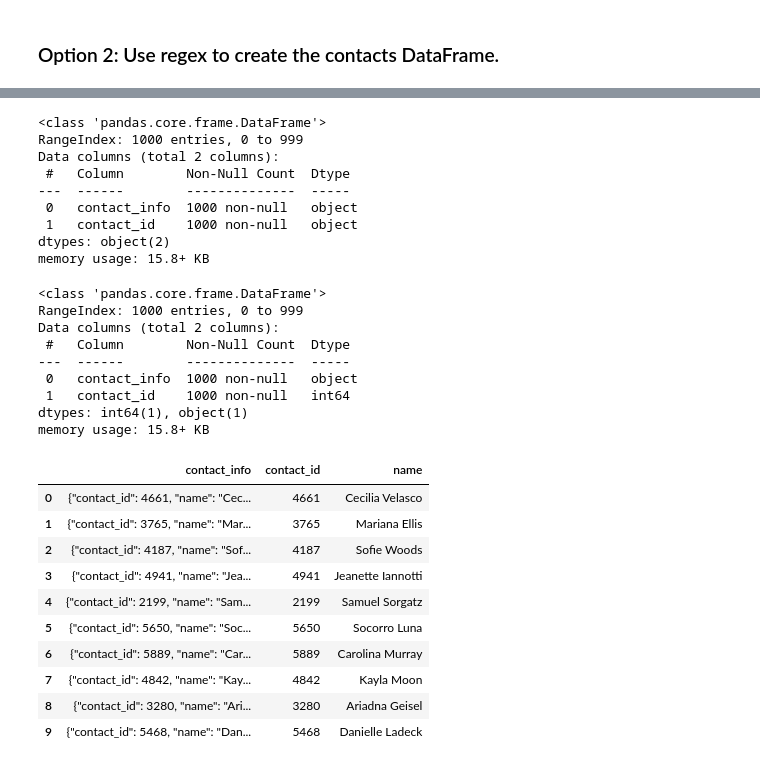
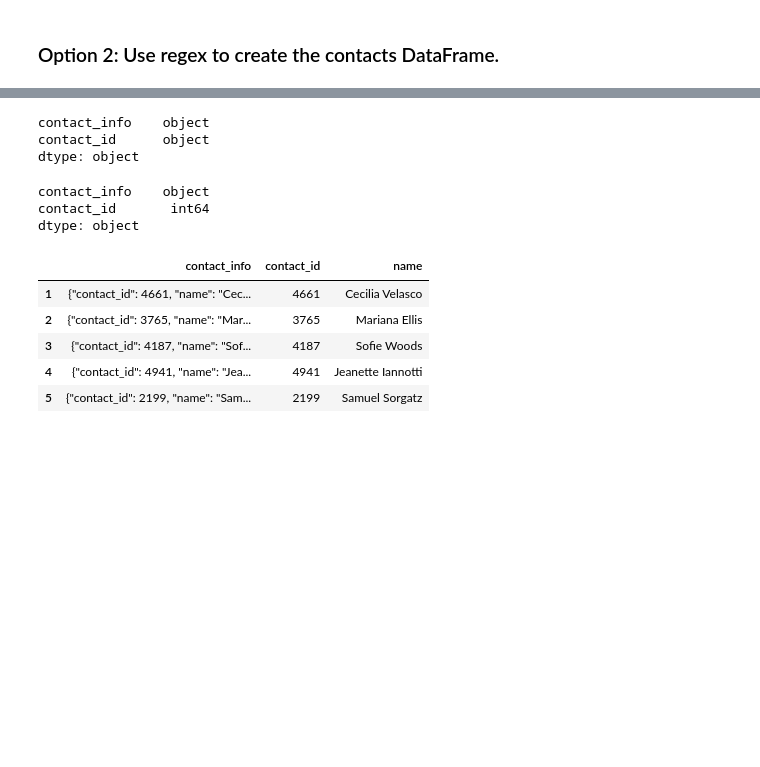
Before and after one commit to rocklurva/Crowdfunding_ETL, a Jupyter notebook: ETL_Mini_Project_CWong.ipynb, the cells around one changed output, grey strips where cells are left out. Cells and saved outputs as stored; diff of their text form; code cells hidden in the pictures; blank space fills up the shorter version.

```diff
--- a/ETL_Mini_Project_CWong.ipynb
+++ b/ETL_Mini_Project_CWong.ipynb
@@ -312,6 +312,8 @@ Then export the DataFrame as a `contacts.csv` CSV file.
 import json
 dict_values = []
 
+for x in contact_info_df:
+    dict_values.append(contact_info_df[x])
 
 # Print out the list of values for each row.
 print(dict_values)
@@ -392,6 +405,8 @@ contacts_df_clean.to_csv("Resources/contacts.csv", encoding='utf8', index=False)
 ### Option 2: Use regex to create the contacts DataFrame.
 # %%
 contact_info_df_copy = contact_info_df.copy()
+contact_info_df_copy.drop(contact_info_df_copy.index[0], inplace=True)
+contact_info_df_copy.columns = ['contact_info']
 contact_info_df_copy.head()
 # %% [output]
 |  | contact_info |
@@ -411,0 +418,15 @@ contact_info_df_copy.head()
+# %%
+# Extract the four-digit contact ID number.
+import re
+
+contact_list = contact_info_df_copy.values.tolist()
+cs_list = []
+
+for contact in contact_list:
+    for x in contact:
+        cs_list.append(re.findall('[0-9]{4}', x))
+
+contact_info_df_copy['contact_id'] = cs_list
+contact_info_df_copy['contact_id'] = contact_info_df_copy['contact_id'].str[0]
+
+contact_info_df_copy.head()
@@ -412,38 +440,38 @@ contact_info_df_copy.head()
 # %%
 # Check the datatypes.
+contact_info_df_copy.dtypes
 # %% [output]
-<class 'pandas.core.frame.DataFrame'>
-RangeIndex: 1000 entries, 0 to 999
-Data columns (total 2 columns):
- #   Column        Non-Null Count  Dtype
----  ------        --------------  -----
- 0   contact_info  1000 non-null   object
- 1   contact_id    1000 non-null   object
-dtypes: object(2)
-memory usage: 15.8+ KB
+contact_info    object
+contact_id      object
+dtype: object
 # %%
 # Convert the "contact_id" column to an int64 data type.
+contact_info_df_copy['contact_id'] = contact_info_df_copy['contact_id'].astype('int64')
+contact_info_df_copy.dtypes
 # %% [output]
-<class 'pandas.core.frame.DataFrame'>
-RangeIndex: 1000 entries, 0 to 999
-Data columns (total 2 columns):
- #   Column        Non-Null Count  Dtype
----  ------        --------------  -----
- 0   contact_info  1000 non-null   object
- 1   contact_id    1000 non-null   int64
-dtypes: int64(1), object(1)
-memory usage: 15.8+ KB
+contact_info    object
+contact_id       int64
+dtype: object
 # %%
 # Extract the name of the contact and add it to a new column.
+name_list = []
+
+for contact in contact_list:
+    for x in contact:
+        name_list.append(re.findall('\W([A-Z]\w*)', x))
+
+merged_name = []
+
+for x in name_list:
+    merged_name.append(' '.join(map(str, x)))
+
+contact_info_df_copy['name'] = merged_name
+
+contact_info_df_copy.head()
 # %% [output]
 |  | contact_info | contact_id | name |
-| 0 | {"contact_id": 4661, "name": "Cec... | 4661 | Cecilia Velasco |
-| 1 | {"contact_id": 3765, "name": "Mar... | 3765 | Mariana Ellis |
-| 2 | {"contact_id": 4187, "name": "Sof... | 4187 | Sofie Woods |
-| 3 | {"contact_id": 4941, "name": "Jea... | 4941 | Jeanette Iannotti |
-| 4 | {"contact_id": 2199, "name": "Sam... | 2199 | Samuel Sorgatz |
-| 5 | {"contact_id": 5650, "name": "Soc... | 5650 | Socorro Luna |
-| 6 | {"contact_id": 5889, "name": "Car... | 5889 | Carolina Murray |
-| 7 | {"contact_id": 4842, "name": "Kay... | 4842 | Kayla Moon |
-| 8 | {"contact_id": 3280, "name": "Ari... | 3280 | Ariadna Geisel |
-| 9 | {"contact_id": 5468, "name": "Dan... | 5468 | Danielle Ladeck |
+| 1 | {"contact_id": 4661, "name": "Cec... | 4661 | Cecilia Velasco |
+| 2 | {"contact_id": 3765, "name": "Mar... | 3765 | Mariana Ellis |
+| 3 | {"contact_id": 4187, "name": "Sof... | 4187 | Sofie Woods |
+| 4 | {"contact_id": 4941, "name": "Jea... | 4941 | Jeanette Iannotti |
+| 5 | {"contact_id": 2199, "name": "Sam... | 2199 | Samuel Sorgatz |
```
Also changed, not shown: parts of 12 cells of this notebook, 1 other file.
